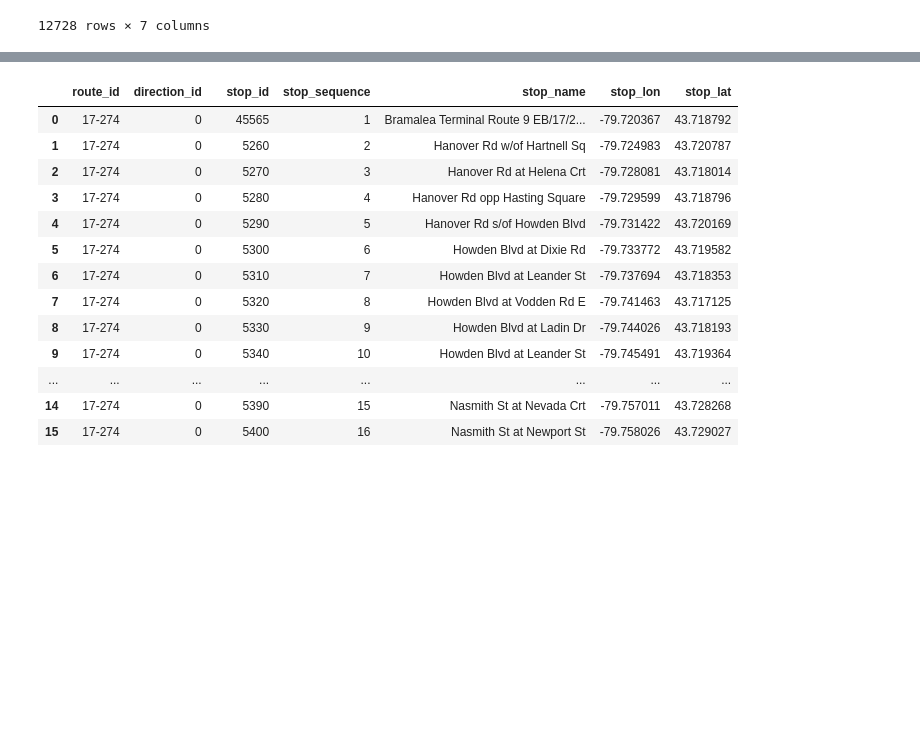
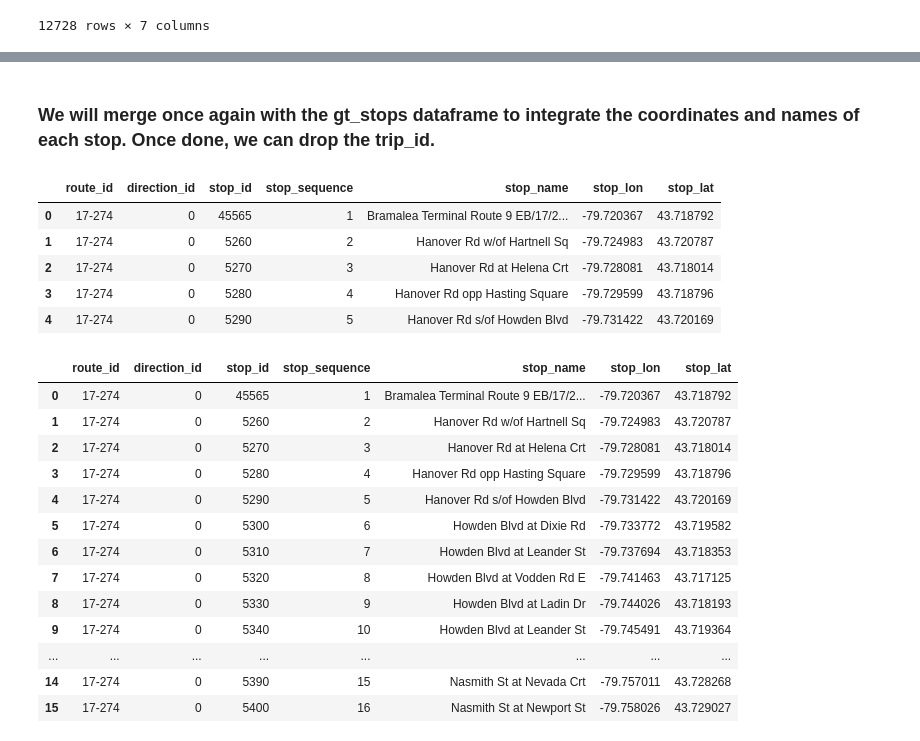
Before and after one commit to B33Boy/Traffic_Exploration, a Jupyter notebook: Bus Trip Planner.ipynb, the cells around one changed output, grey strips where cells are left out. Cells and saved outputs as stored; diff of their text form; code cells hidden in the pictures; blank space fills up the shorter version.

```diff
--- a/Bus Trip Planner.ipynb
+++ b/Bus Trip Planner.ipynb
@@ -118,16 +122,24 @@ gt_trips
+# %% [markdown]
+### We will merge once again with the gt_stops dataframe to integrate the coordinates and names of each stop. Once done, we can drop the trip_id.
 # %%
-# This will be the central dataframe
-routes_master = pd.merge(gt_trips[['route_id', 'trip_id', 'direction_id']], gt_stop_times[['trip_id', 'stop_id', 'stop_sequence']], how='inner')
-
+# This will be the primary dataframe
 routes_master = pd.merge(routes_master, gt_stops[['stop_id', 'stop_name', 'stop_lon', 'stop_lat']], how='left')
 
 routes_master.drop(columns=['trip_id'], inplace=True)
 routes_master.drop_duplicates(inplace=True)
 
 #routes_master.drop_duplicates(subset=['route_id', 'direction_id', 'stop_id', 'stop_sequence', 'stop_name'],inplace=True)
 #routes_master.drop(columns=['trip_id'], inplace=True)
 
 # Only use 1 direction
 # routes_master[routes_master['direction_id'] == 0]
+routes_master.head()
+# %% [output]
+|  | route_id | direction_id | stop_id | stop_sequence | stop_name | stop_lon | stop_lat |
+| 0 | 17-274 | 0 | 45565 | 1 | Bramalea Terminal Route 9 EB/17/2... | -79.720367 | 43.718792 |
+| 1 | 17-274 | 0 | 5260 | 2 | Hanover Rd w/of Hartnell Sq | -79.724983 | 43.720787 |
+| 2 | 17-274 | 0 | 5270 | 3 | Hanover Rd at Helena Crt | -79.728081 | 43.718014 |
+| 3 | 17-274 | 0 | 5280 | 4 | Hanover Rd opp Hasting Square | -79.729599 | 43.718796 |
+| 4 | 17-274 | 0 | 5290 | 5 | Hanover Rd s/of Howden Blvd | -79.731422 | 43.720169 |
 # %%
 # If we try querying via the route id 17-274,
```
Also changed, not shown: parts of 24 cells of this notebook, 1 other file.
